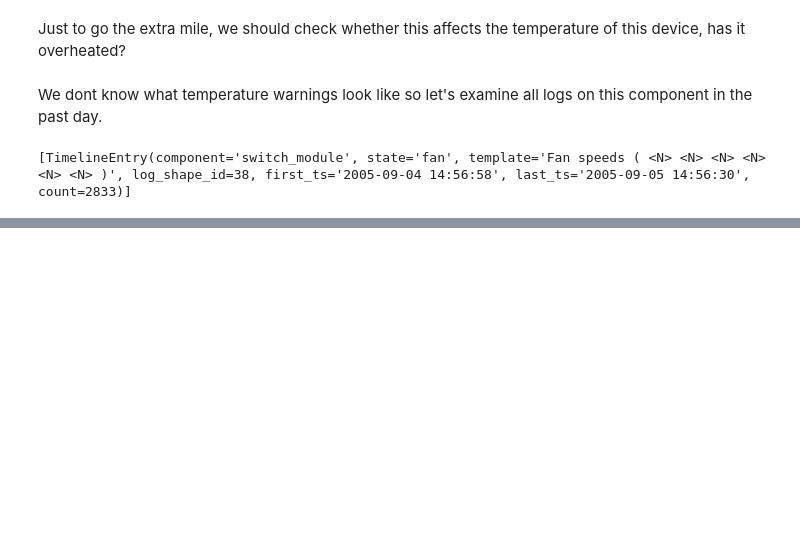
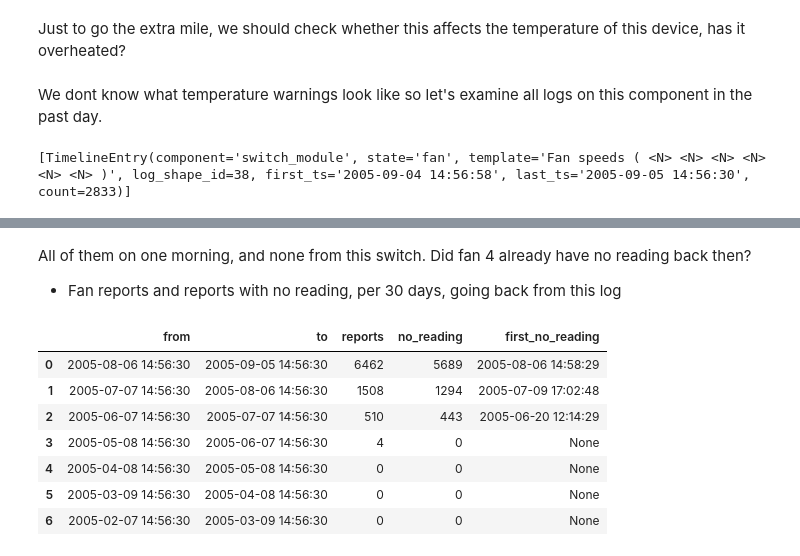
Before and after one commit to avivvv/mave-home-assignment, a Jupyter notebook: notebooks/incidents/05_fan_speeds.ipynb, the cells around one changed output, grey strips where cells are left out. Drawn from its saved outputs; the diff is of its cells as text; code cells hidden in the pictures; blank space fills up the shorter version.

```diff
--- a/notebooks/incidents/05_fan_speeds.ipynb
+++ b/notebooks/incidents/05_fan_speeds.ipynb
@@ -59,0 +82,7 @@ logs.node_timeline(log.node, log.ts - day, log.ts)
+# %%
+switch_hot = heat[heat.component == "switch_module"].iloc[0]
+last_hot = datetime.fromisoformat(switch_hot.last_seen)
+print(f"last logged at {last_hot}, {(log.ts - last_hot).days} days before this log, {switch_hot.n_logs} times in all, first at {switch_hot.first_seen}")
+hot_switches = dict(past.count_logs("node", last_hot - day, last_hot, log_shape_id=int(switch_hot.log_shape_id)))
+display(pd.Series(hot_switches, name="n_logs"))
+assert log.node not in hot_switches and sum(hot_switches.values()) == switch_hot.n_logs
@@ -59,0 +100,24 @@ logs.node_timeline(log.node, log.ts - day, log.ts)
+# %% [markdown]
+All of them on one morning, and none from this switch. Did fan 4 already have no reading back then?
+- Fan reports and reports with no reading, per 30 days, going back from this log
+# %%
+windows = []
+for back in range(7):
+    end = log.ts - back * 30 * day
+    all_reports = past.stats(end - 30 * day, end, log_shape_id=shape.log_shape_id)
+    no_reading = past.stats(end - 30 * day, end, log_shape_id=shape.log_shape_id, text="****")
+    windows.append({"from": end - 30 * day, "to": end, "reports": all_reports.n_logs, "no_reading": no_reading.n_logs, "first_no_reading": no_reading.first_seen})
+windows = pd.DataFrame(windows)
+display(windows)
+first_no_reading = datetime.fromisoformat(windows.first_no_reading.dropna().min())
+print(f"first report with no reading in these 7 months: {first_no_reading}, {(first_no_reading - last_hot).days} days after the last temperature warning")
+assert first_no_reading > last_hot
+# %% [output]
+|  | from | to | reports | no_reading | first_no_reading |
+| 0 | 2005-08-06 14:56:30 | 2005-09-05 14:56:30 | 6462 | 5689 | 2005-08-06 14:58:29 |
+| 1 | 2005-07-07 14:56:30 | 2005-08-06 14:56:30 | 1508 | 1294 | 2005-07-09 17:02:48 |
+| 2 | 2005-06-07 14:56:30 | 2005-07-07 14:56:30 | 510 | 443 | 2005-06-20 12:14:29 |
+| 3 | 2005-05-08 14:56:30 | 2005-06-07 14:56:30 | 4 | 0 | None |
+| 4 | 2005-04-08 14:56:30 | 2005-05-08 14:56:30 | 0 | 0 | None |
+| 5 | 2005-03-09 14:56:30 | 2005-04-08 14:56:30 | 0 | 0 | None |
+| 6 | 2005-02-07 14:56:30 | 2005-03-09 14:56:30 | 0 | 0 | None |
```
Also changed, not shown: parts of 9 cells of this notebook, 21 other files.
